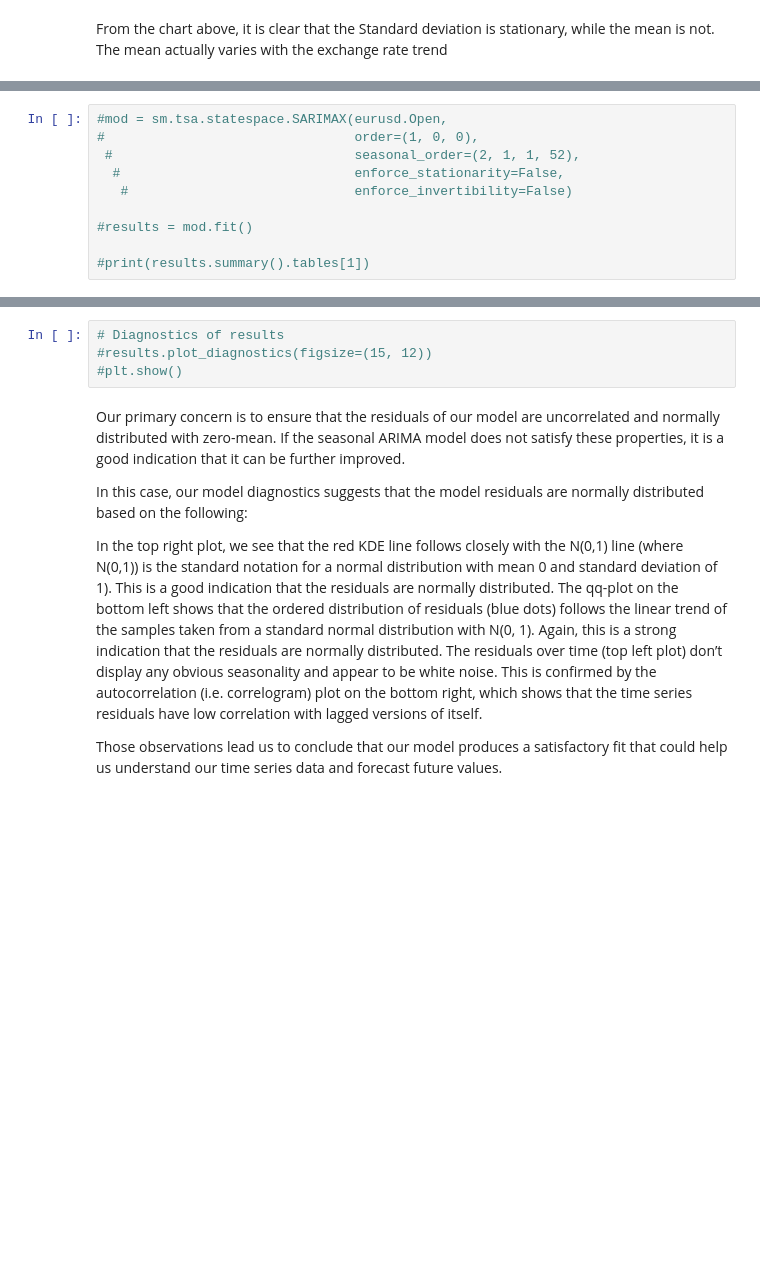
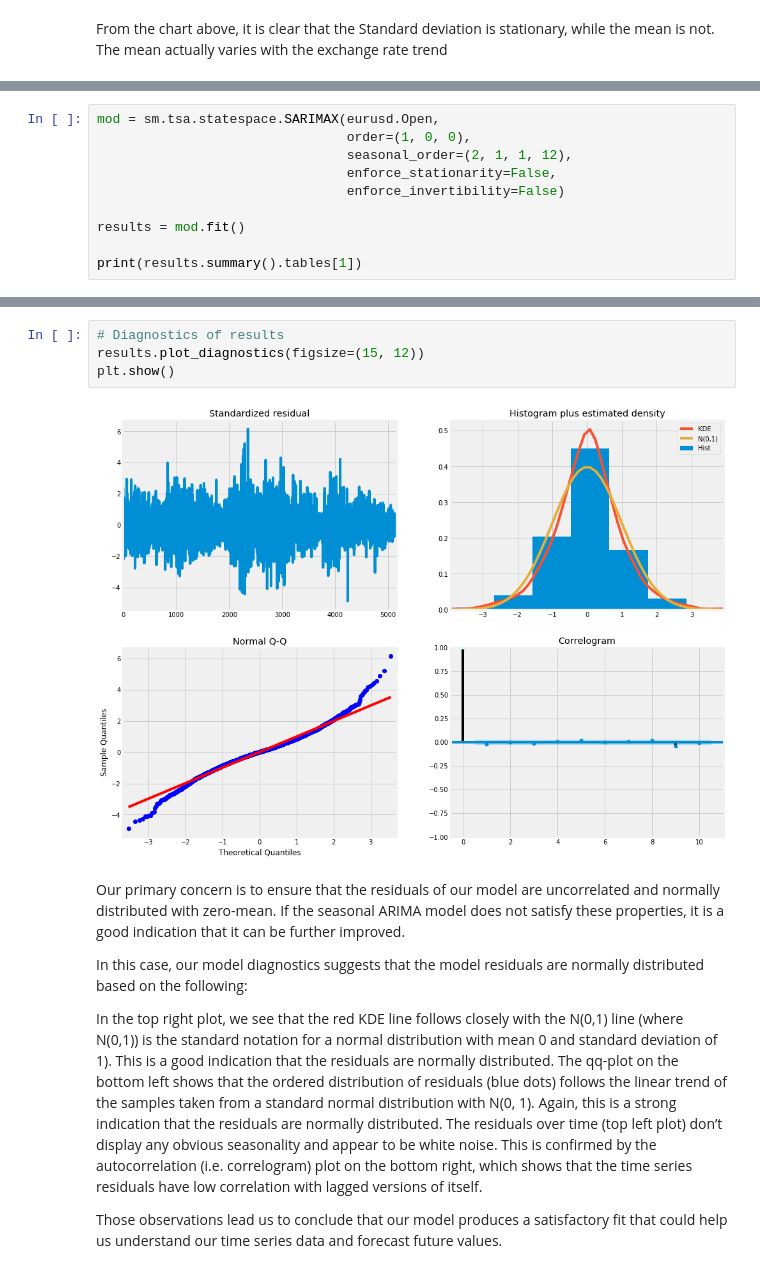
Before and after one commit to Dataforreal/springboard, a Jupyter notebook: capstone_2/Capstone_2_Report/CAPSTONE_2_FOREIGN_EXCHANGE_PREDICTION_EURUSD_1.1.ipynb, the cells around one changed output, grey strips where cells are left out. Cells and saved outputs as stored; diff of their text form; blank space fills up the shorter version.

```diff
--- a/capstone_2/Capstone_2_Report/CAPSTONE_2_FOREIGN_EXCHANGE_PREDICTION_EURUSD_1.1.ipynb
+++ b/capstone_2/Capstone_2_Report/CAPSTONE_2_FOREIGN_EXCHANGE_PREDICTION_EURUSD_1.1.ipynb
@@ -120,10 +183,10 @@ From the chart above, it is clear that the Standard deviation is stationary, whi
 # %%
-#mod = sm.tsa.statespace.SARIMAX(eurusd.Open,
-#                                order=(1, 0, 0),
- #                               seasonal_order=(2, 1, 1, 52),
-  #                              enforce_stationarity=False,
-   #                             enforce_invertibility=False)
+mod = sm.tsa.statespace.SARIMAX(eurusd.Open,
+                                order=(1, 0, 0),
+                                seasonal_order=(2, 1, 1, 12),
+                                enforce_stationarity=False,
+                                enforce_invertibility=False)
 
-#results = mod.fit()
+results = mod.fit()
 
-#print(results.summary().tables[1])
+print(results.summary().tables[1])
@@ -130,7 +203,9 @@ From the chart above, it is clear that the Standard deviation is stationary, whi
 # %%
 # Diagnostics of results
-#results.plot_diagnostics(figsize=(15, 12))
-#plt.show()
+results.plot_diagnostics(figsize=(15, 12))
+plt.show()
+# %% [output]
+[figure, added]
 # %% [markdown]
 Our primary concern is to ensure that the residuals of our model are uncorrelated and normally distributed with zero-mean. If the seasonal ARIMA model does not satisfy these properties, it is a good indication that it can be further improved.
 
```
Also changed, not shown: parts of 24 cells of this notebook, 1 other file.
